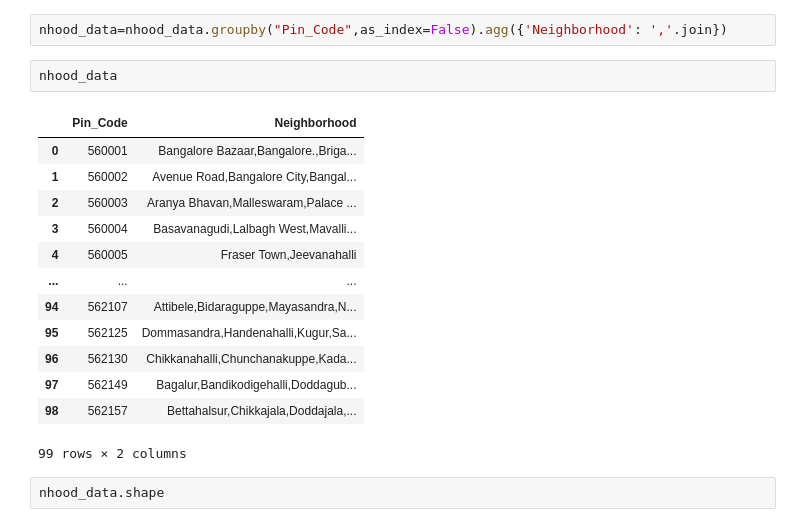
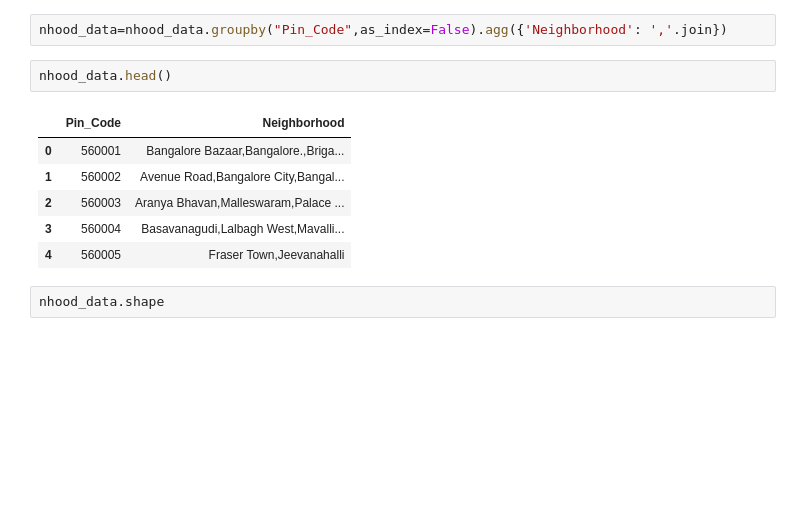
Before and after one commit to TheNayak/Coursera_Capstone, a Jupyter notebook: Peer review 3 final.ipynb, the cells around one changed output. Drawn from its saved outputs; the diff is of its cells as text; blank space fills up the shorter version.

```diff
--- a/Peer review 3 final.ipynb
+++ b/Peer review 3 final.ipynb
@@ -78,21 +78,14 @@ Now we will aggregate and merge neighborhoods with common Pin_code.
 # %%
 nhood_data=nhood_data.groupby("Pin_Code",as_index=False).agg({'Neighborhood': ','.join})
 # %%
-nhood_data
+nhood_data.head()
 # %% [output]
 |  | Pin_Code | Neighborhood |
 | 0 | 560001 | Bangalore Bazaar,Bangalore.,Briga... |
 | 1 | 560002 | Avenue Road,Bangalore City,Bangal... |
 | 2 | 560003 | Aranya Bhavan,Malleswaram,Palace ... |
 | 3 | 560004 | Basavanagudi,Lalbagh West,Mavalli... |
 | 4 | 560005 | Fraser Town,Jeevanahalli |
-| ... | ... | ... |
-| 94 | 562107 | Attibele,Bidaraguppe,Mayasandra,N... |
-| 95 | 562125 | Dommasandra,Handenahalli,Kugur,Sa... |
-| 96 | 562130 | Chikkanahalli,Chunchanakuppe,Kada... |
-| 97 | 562149 | Bagalur,Bandikodigehalli,Doddagub... |
-| 98 | 562157 | Bettahalsur,Chikkajala,Doddajala,... |
-99 rows × 2 columns
 # %%
 nhood_data.shape
 # %% [output]
```
Also changed, not shown: parts of 21 cells of this notebook.
